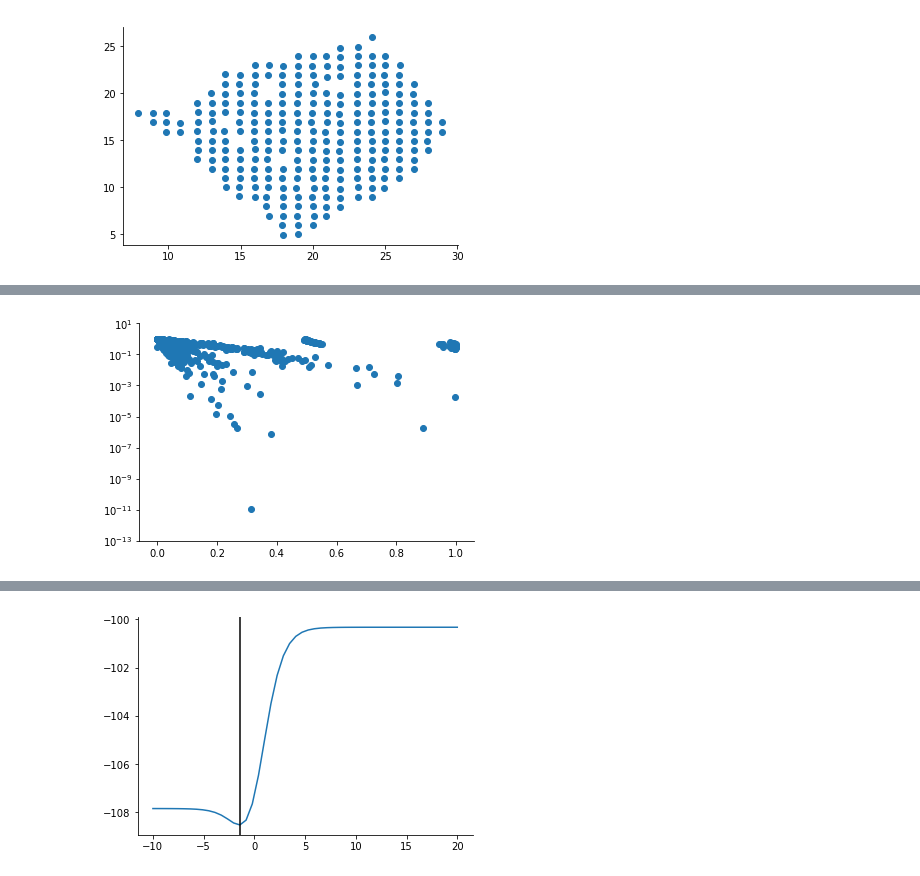
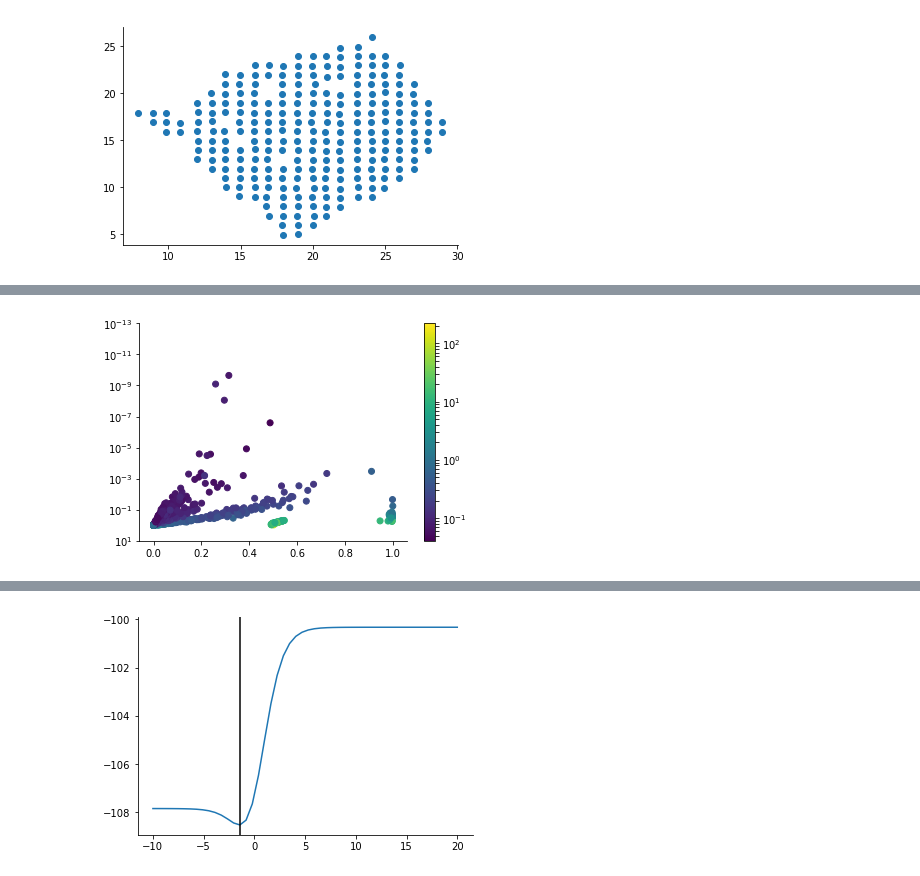
Before and after one commit to Teichlab/SpatialDE, a Jupyter notebook: Analysis/BreastCancer/Standard Errors.ipynb, the cells around one changed output, grey strips where cells are left out. Drawn from its saved outputs; the diff is of its cells as text; code cells hidden in the pictures.

```diff
--- a/Analysis/BreastCancer/Standard Errors.ipynb
+++ b/Analysis/BreastCancer/Standard Errors.ipynb
@@ -46,6 +47,8 @@ INFO:root:Model 10 of 10
 # %%
 plt.yscale('log')
-plt.scatter(results.fraction_spatial_variance, results.pval);
+plt.scatter(results.FSV, results.pval, c=2 * np.sqrt(results.s2_FSV.values), norm=LogNorm());
+plt.colorbar()
 plt.ylim(1e-13, 10);
+plt.gca().invert_yaxis();
 # %% [output]
-[figure, old version]
+[figure, new version]
```
Also changed, not shown: parts of 14 cells of this notebook, 1 other file.
